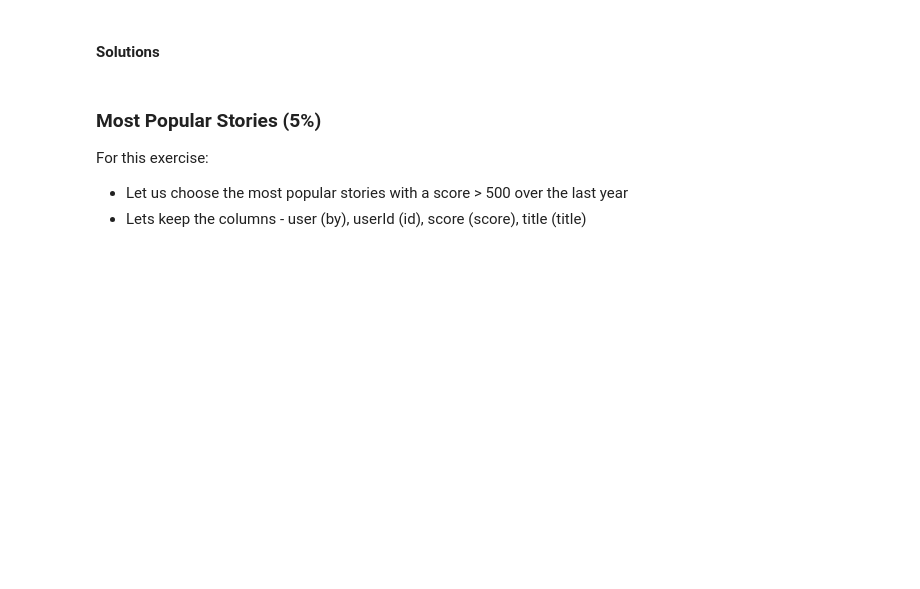
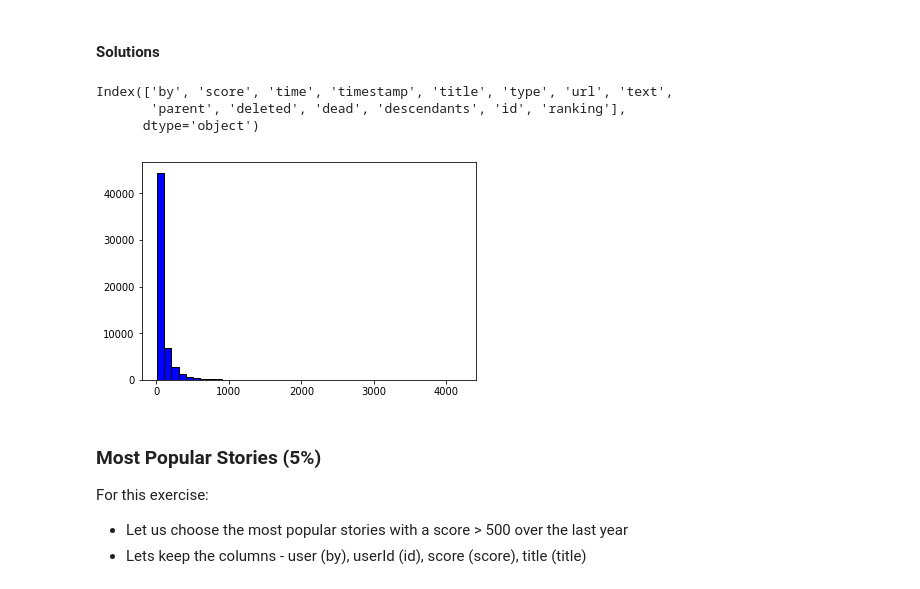
Before and after one commit to suryatejasonti/CMPE256-LSA, a Jupyter notebook: Assignments/Assignment3/CMPE256_RecSys_I_Problems.ipynb, the cells around one changed output. Drawn from its saved outputs; the diff is of its cells as text; code cells hidden in the pictures; blank space fills up the shorter version.

```diff
--- a/Assignments/Assignment3/CMPE256_RecSys_I_Problems.ipynb
+++ b/Assignments/Assignment3/CMPE256_RecSys_I_Problems.ipynb
@@ -120,6 +335,24 @@ This dataset is available in `stories2017score5.gzip`
 ### Could you read file stories2017score5.csv.gzip by Python pandas package and plot histogram of scores(10%)
 # %% [markdown]
 #### Solutions
+# %%
+%matplotlib inline
+
+import pandas as pd
+from matplotlib import pyplot as plt
+
+df = pd.read_csv("stories2017score5.csv")
+print(df.columns)
+df.fillna(-999999)
+interval = 100
+data = df['score']
+plt.hist(data, color = 'blue', edgecolor = 'black', bins = range(int(min(data)), int(max(data)) + interval, interval))
+plt.show()
+# %% [output]
+Index(['by', 'score', 'time', 'timestamp', 'title', 'type', 'url', 'text',
+       'parent', 'deleted', 'dead', 'descendants', 'id', 'ranking'],
+      dtype='object')
+[figure, added]
 # %% [markdown]
 ### Most Popular Stories (5%)
 
```
Also changed, not shown: parts of 17 cells of this notebook, 4 other files.
